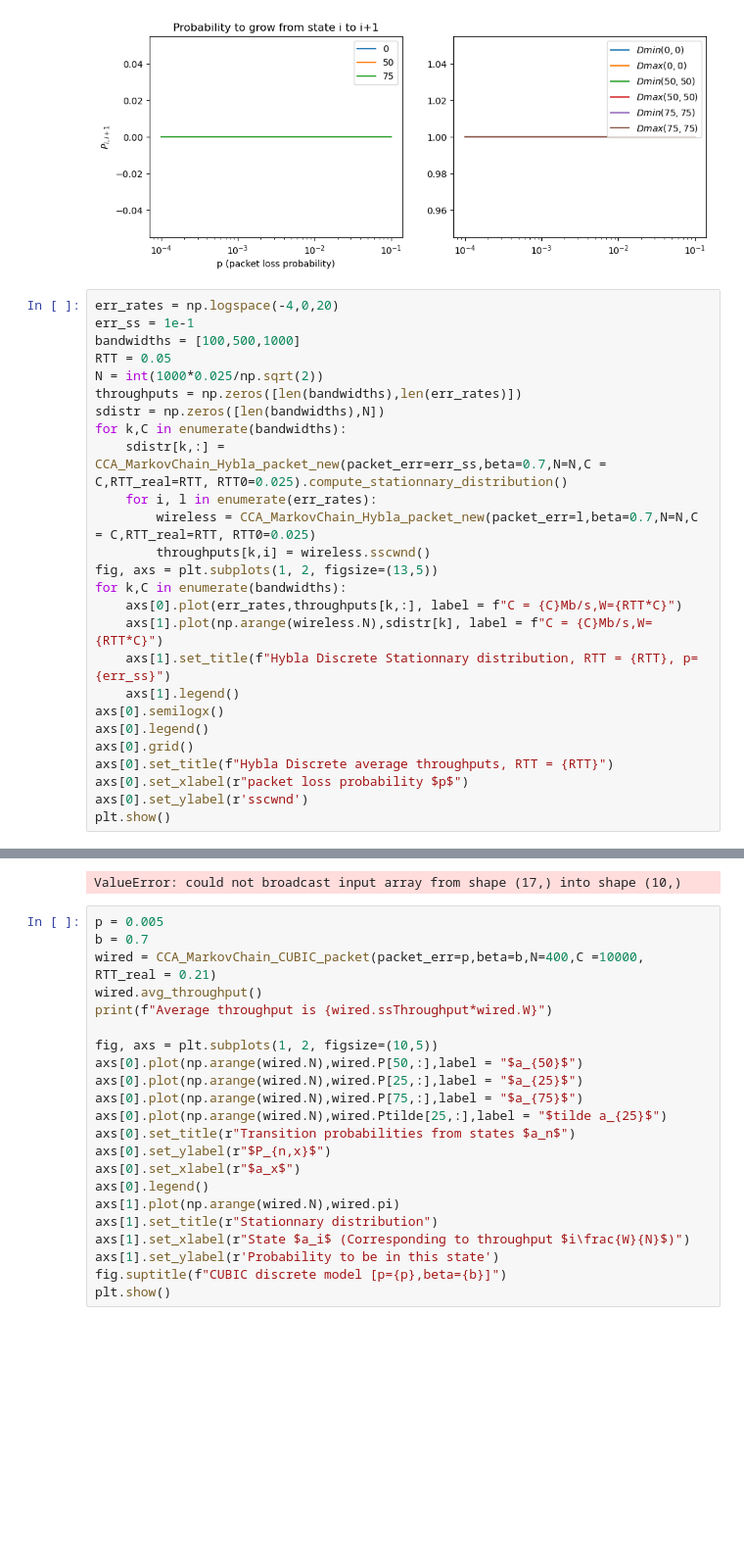
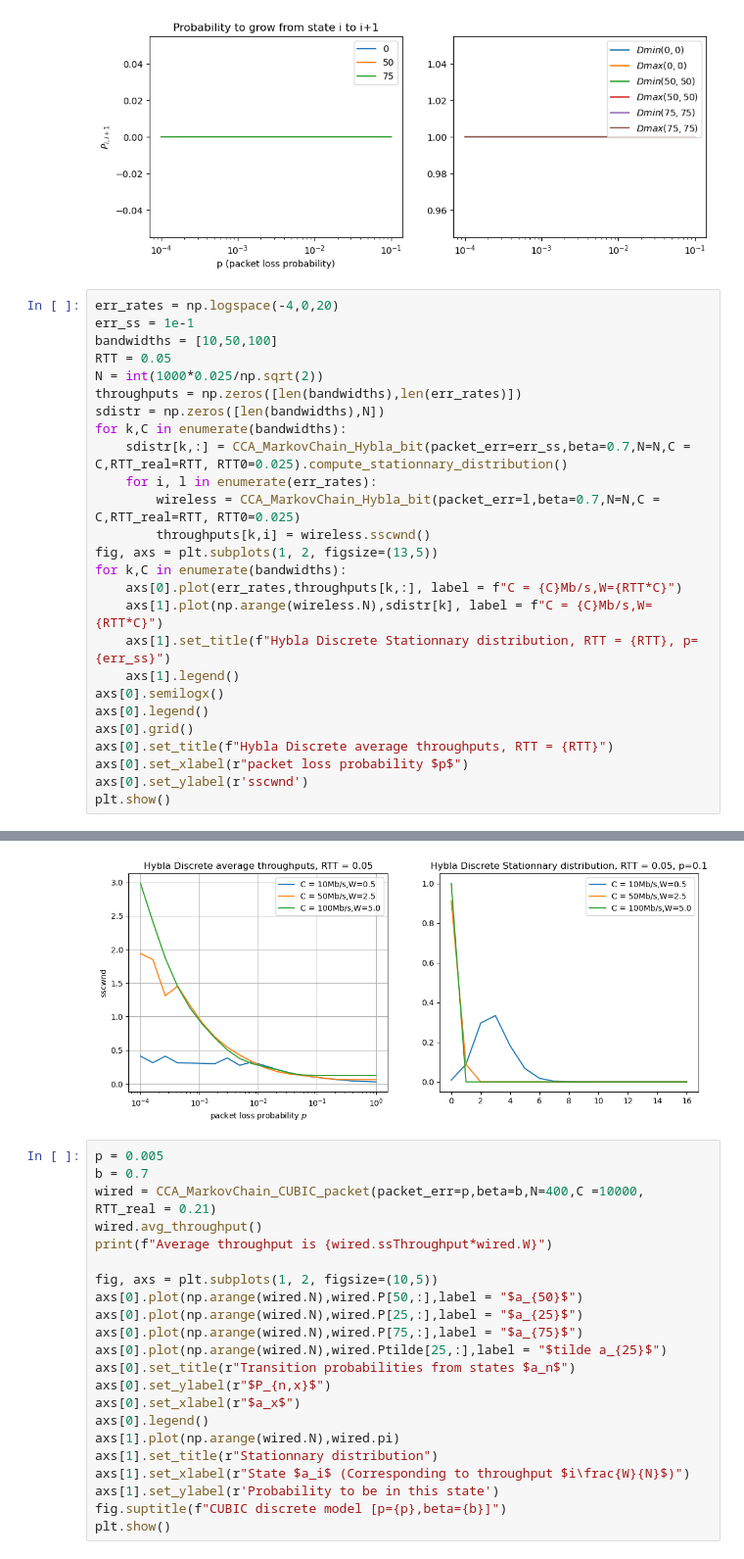
Before and after one commit to megretj/qpepcca, a Jupyter notebook: packetBasedMarkovianModel.ipynb, the cells around one changed output, grey strips where cells are left out. Shown at 98% size. Saved outputs shown, nothing was run; the diff lists cells and outputs as text; blank space fills up the shorter version.

```diff
--- a/packetBasedMarkovianModel.ipynb
+++ b/packetBasedMarkovianModel.ipynb
@@ -306,15 +306,15 @@ axs[1].legend()
 # %%
 err_rates = np.logspace(-4,0,20)
 err_ss = 1e-1
-bandwidths = [100,500,1000]
+bandwidths = [10,50,100]
 RTT = 0.05
 N = int(1000*0.025/np.sqrt(2))
 throughputs = np.zeros([len(bandwidths),len(err_rates)])
 sdistr = np.zeros([len(bandwidths),N])
 for k,C in enumerate(bandwidths):
-    sdistr[k,:] = CCA_MarkovChain_Hybla_packet_new(packet_err=err_ss,beta=0.7,N=N,C = C,RTT_real=RTT, RTT0=0.025).compute_stationnary_distribution()
+    sdistr[k,:] = CCA_MarkovChain_Hybla_bit(packet_err=err_ss,beta=0.7,N=N,C = C,RTT_real=RTT, RTT0=0.025).compute_stationnary_distribution()
     for i, l in enumerate(err_rates):
-        wireless = CCA_MarkovChain_Hybla_packet_new(packet_err=l,beta=0.7,N=N,C = C,RTT_real=RTT, RTT0=0.025)
+        wireless = CCA_MarkovChain_Hybla_bit(packet_err=l,beta=0.7,N=N,C = C,RTT_real=RTT, RTT0=0.025)
         throughputs[k,i] = wireless.sscwnd()
 fig, axs = plt.subplots(1, 2, figsize=(13,5))
 for k,C in enumerate(bandwidths):
@@ -350,4 +347,4 @@ W= 5.0, C= 100, RTT=0.05, packet_err= 0.1
-ValueError: could not broadcast input array from shape (17,) into shape (10,)
+[figure, added]
 # %%
 p = 0.005
 b = 0.7
```
Also changed, not shown: parts of 4 cells of this notebook, 1 other file.
